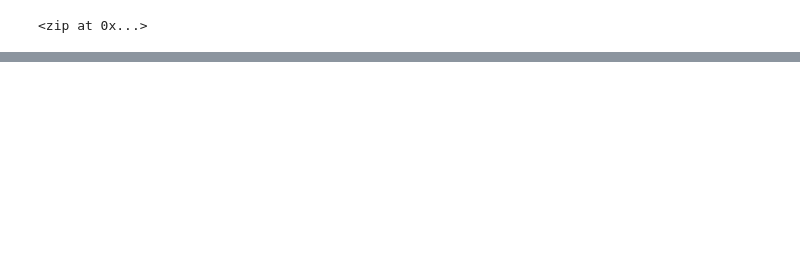
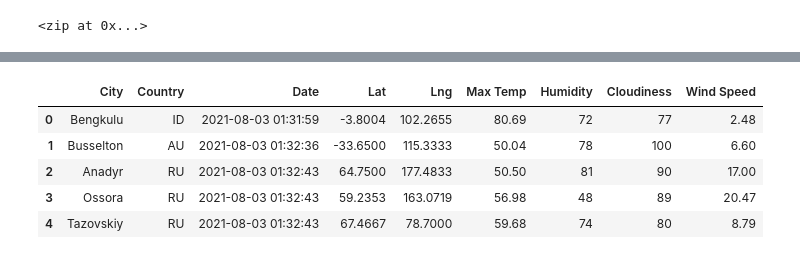
Before and after one commit to kvamm007/World_Weather_Analysis, a Jupyter notebook: WeatherPy.ipynb, the cells around one changed output, grey strips where cells are left out. Cells and saved outputs as stored; diff of their text form; code cells hidden in the pictures; blank space fills up the shorter version.

```diff
--- a/WeatherPy.ipynb
+++ b/WeatherPy.ipynb
@@ -31,0 +156,12 @@ len(cities)
+# %%
+#Reorder columns
+new_column_order=["City", "Country", "Date", "Lat", "Lng","Max Temp", "Humidity", "Cloudiness", "Wind Speed"]
+city_data_df=city_data_df[new_column_order]
+city_data_df.head()
+# %% [output]
+|  | City | Country | Date | Lat | Lng | Max Temp | Humidity | Cloudiness | Wind Speed |
+| 0 | Bengkulu | ID | 2021-08-03 01:31:59 | -3.8004 | 102.2655 | 80.69 | 72 | 77 | 2.48 |
+| 1 | Busselton | AU | 2021-08-03 01:32:36 | -33.6500 | 115.3333 | 50.04 | 78 | 100 | 6.60 |
+| 2 | Anadyr | RU | 2021-08-03 01:32:43 | 64.7500 | 177.4833 | 50.50 | 81 | 90 | 17.00 |
+| 3 | Ossora | RU | 2021-08-03 01:32:43 | 59.2353 | 163.0719 | 56.98 | 48 | 89 | 20.47 |
+| 4 | Tazovskiy | RU | 2021-08-03 01:32:43 | 67.4667 | 78.7000 | 59.68 | 74 | 80 | 8.79 |
```
Also changed, not shown: parts of 7 cells of this notebook, 3 other files.
